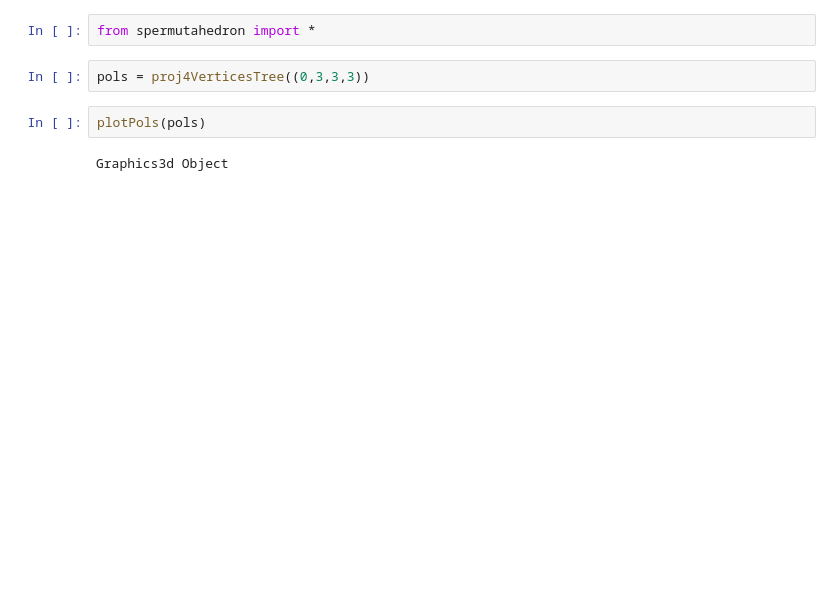
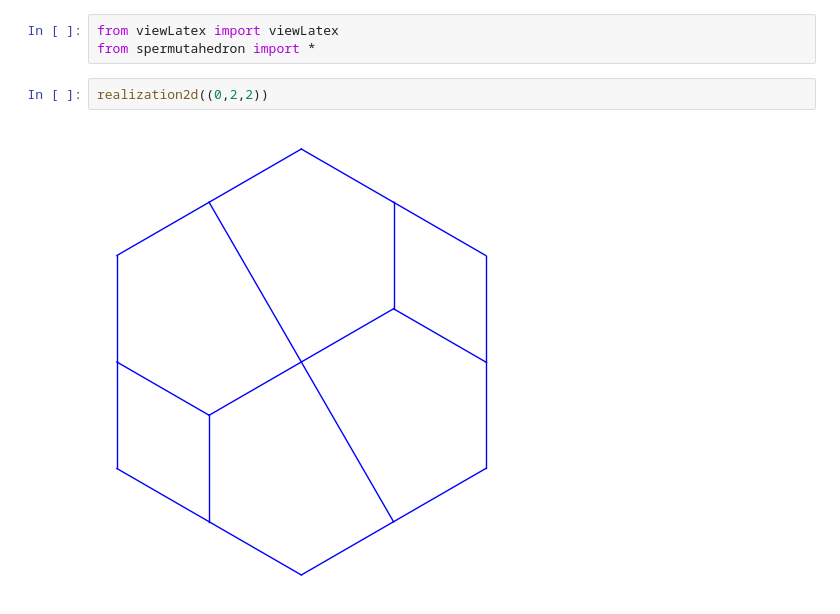
Before and after one commit to VivianePons/public-notebooks, a Jupyter notebook: sWeakOrder/Demo.ipynb, the cells around one changed output. Drawn from its saved outputs; the diff is of its cells as text; blank space fills up the shorter version.

Commit message:
Demo realization

```diff
--- a/sWeakOrder/Demo.ipynb
+++ b/sWeakOrder/Demo.ipynb
@@ -1,8 +1,7 @@
 # %%
+from viewLatex import viewLatex
 from spermutahedron import *
-# %%
-pols = proj4VerticesTree((0,3,3,3))
-# %%
-plotPols(pols)
-# %% [output]
-Graphics3d Object
+# %%
+realization2d((0,2,2))
+# %% [output]
+[figure, added]
```
Also changed, not shown: parts of 3 cells of this notebook, 2 other files.
